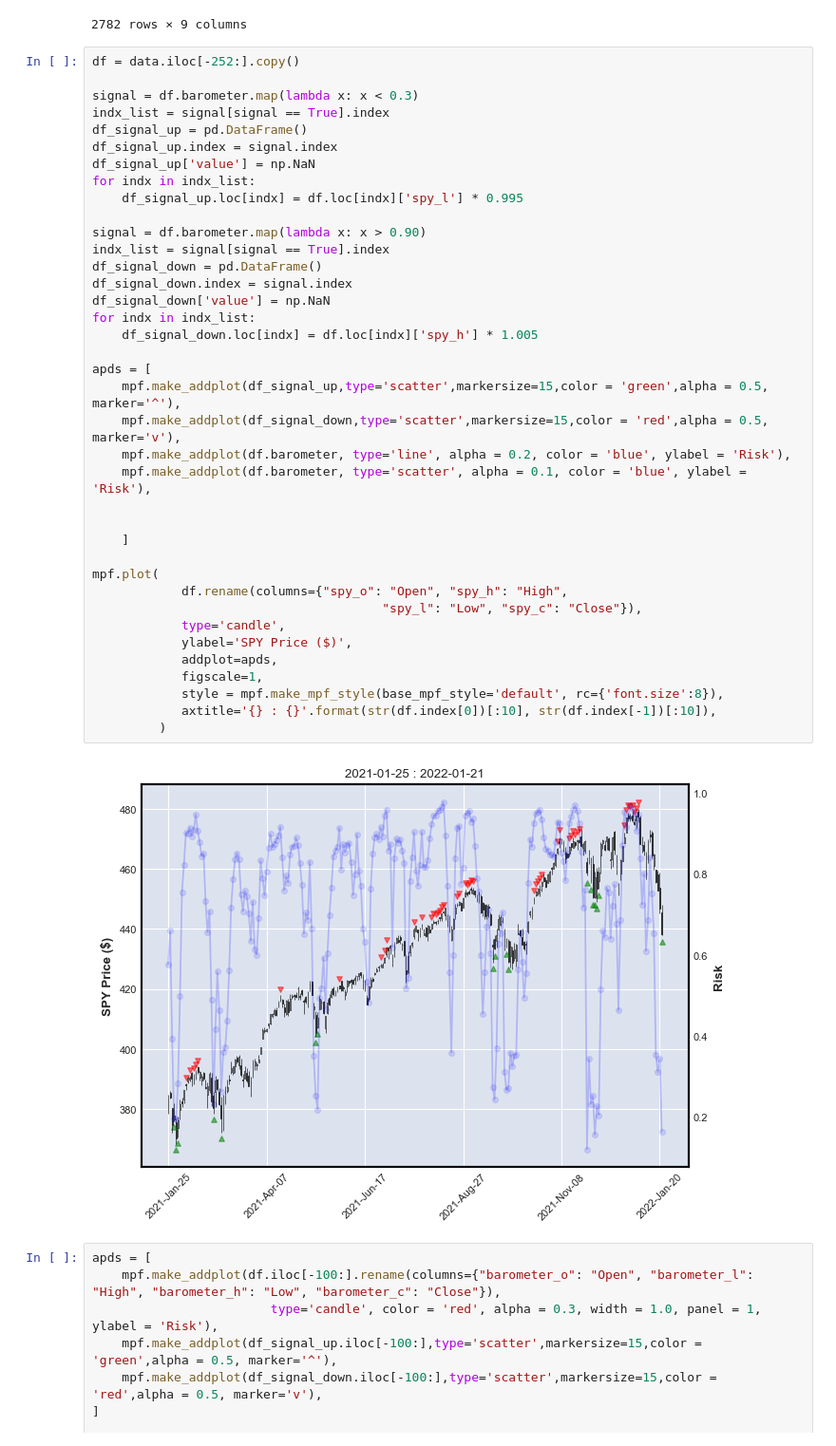
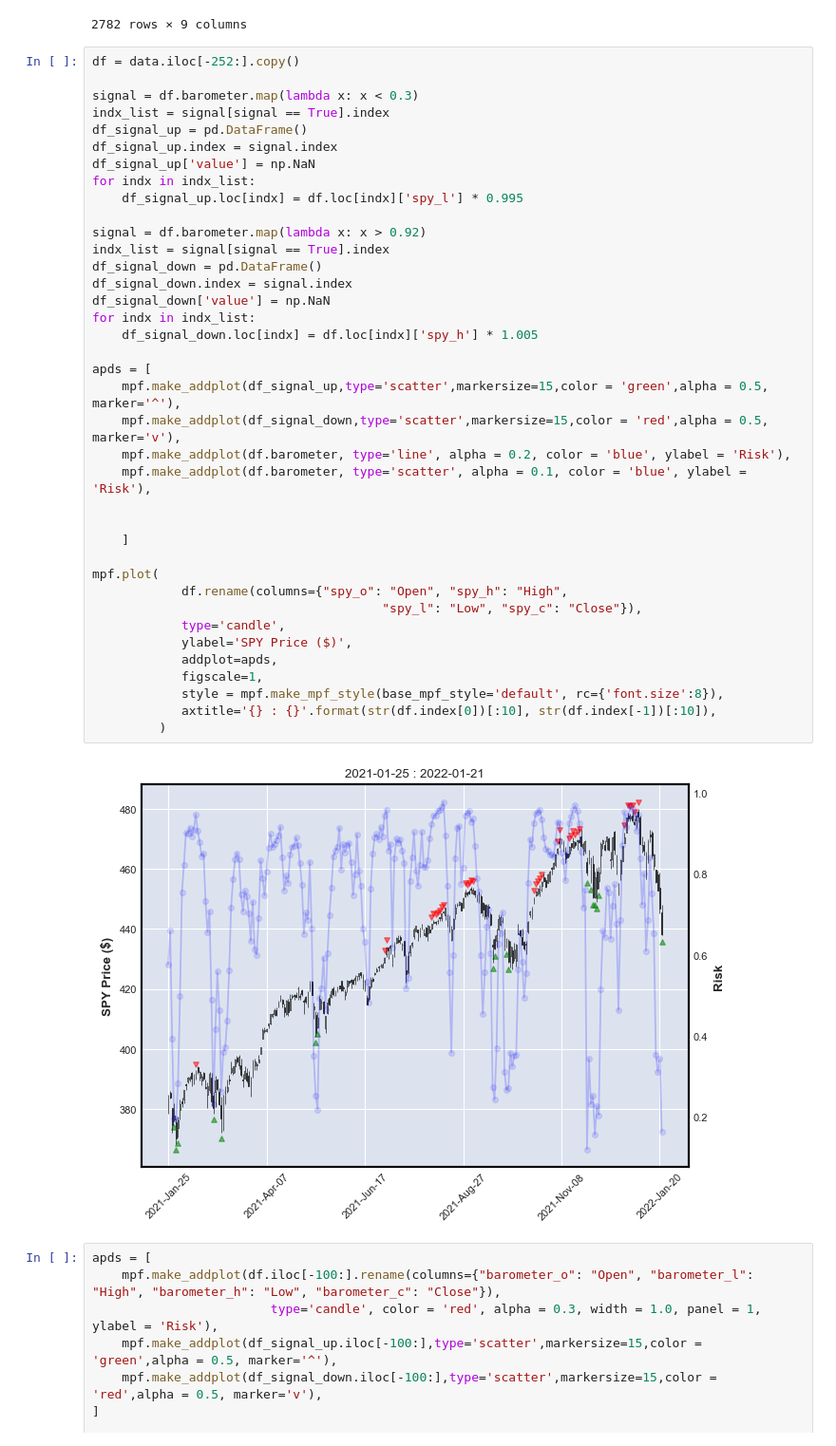
Before and after one commit to Mohammad-Rahmati/QRM_barometer, a Jupyter notebook: Main.ipynb, the cells around one changed output. Shown at 95% size. Cells and saved outputs as stored; diff of their text form.

```diff
--- a/Main.ipynb
+++ b/Main.ipynb
@@ -32,35 +32,35 @@ df_signal_up['value'] = np.NaN
 for indx in indx_list:
     df_signal_up.loc[indx] = df.loc[indx]['spy_l'] * 0.995
 
-signal = df.barometer.map(lambda x: x > 0.90)
+signal = df.barometer.map(lambda x: x > 0.92)
 indx_list = signal[signal == True].index
 df_signal_down = pd.DataFrame()
 df_signal_down.index = signal.index
 df_signal_down['value'] = np.NaN
 for indx in indx_list:
     df_signal_down.loc[indx] = df.loc[indx]['spy_h'] * 1.005
 
 apds = [
     mpf.make_addplot(df_signal_up,type='scatter',markersize=15,color = 'green',alpha = 0.5, marker='^'),
     mpf.make_addplot(df_signal_down,type='scatter',markersize=15,color = 'red',alpha = 0.5, marker='v'),
     mpf.make_addplot(df.barometer, type='line', alpha = 0.2, color = 'blue', ylabel = 'Risk'),
     mpf.make_addplot(df.barometer, type='scatter', alpha = 0.1, color = 'blue', ylabel = 'Risk'),
 
 
     ]
 
 mpf.plot(
             df.rename(columns={"spy_o": "Open", "spy_h": "High",
                                        "spy_l": "Low", "spy_c": "Close"}),
             type='candle',
             ylabel='SPY Price ($)',
             addplot=apds,
             figscale=1,
             style = mpf.make_mpf_style(base_mpf_style='default', rc={'font.size':8}),
             axtitle='{} : {}'.format(str(df.index[0])[:10], str(df.index[-1])[:10]),
          )
 # %% [output]
-[figure, old version]
+[figure, new version]
 # %%
 apds = [
     mpf.make_addplot(df.iloc[-100:].rename(columns={"barometer_o": "Open", "barometer_l": "High", "barometer_h": "Low", "barometer_c": "Close"}),
```
